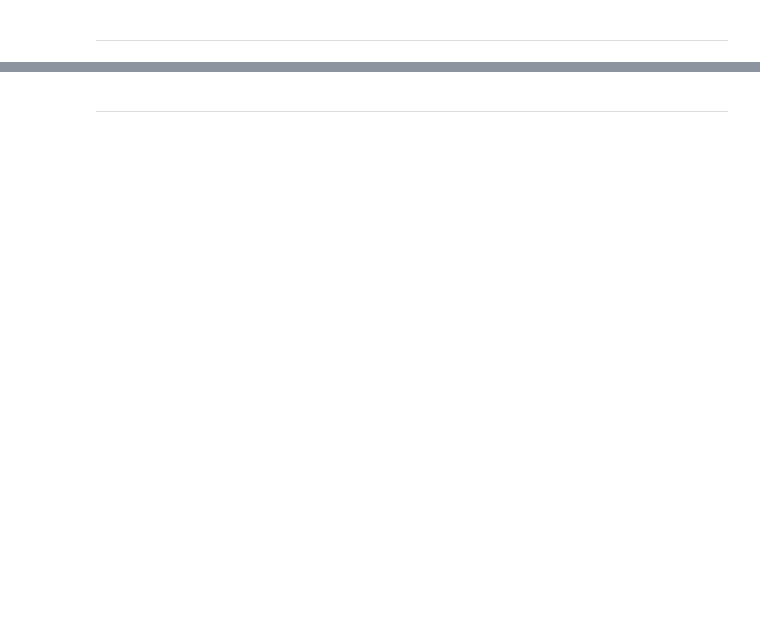
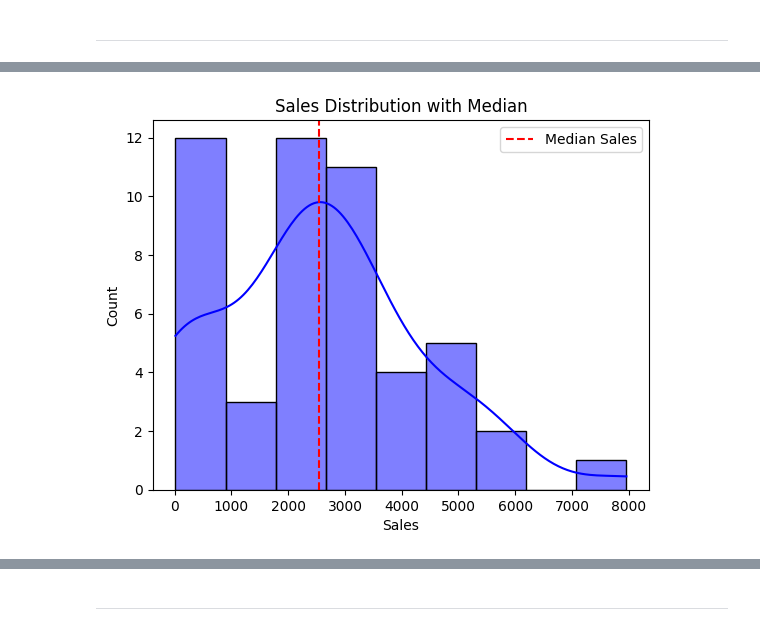
Before and after one commit to AbdullahTaweel/Global_Superstore_Hackathon1, a Jupyter notebook: jupyter_notebooks/global_superstore.ipynb, the cells around one changed output, grey strips where cells are left out. Drawn from its saved outputs; the diff is of its cells as text; code cells hidden in the pictures; blank space fills up the shorter version.

```diff
--- a/jupyter_notebooks/global_superstore.ipynb
+++ b/jupyter_notebooks/global_superstore.ipynb
@@ -59,0 +177,9 @@ Section 2 content
+# %%
+#show histogram plot for sales column with median
+sns.histplot(global_store_df['Sales'], kde=True, color='blue')
+plt.axvline(global_store_df['Sales'].median(), color='red', linestyle='--', label='Median Sales')
+plt.legend()
+plt.title('Sales Distribution with Median')
+plt.show()
+# %% [output]
+[figure, added]
```
Also changed, not shown: parts of 28 cells of this notebook, 1 other file.
